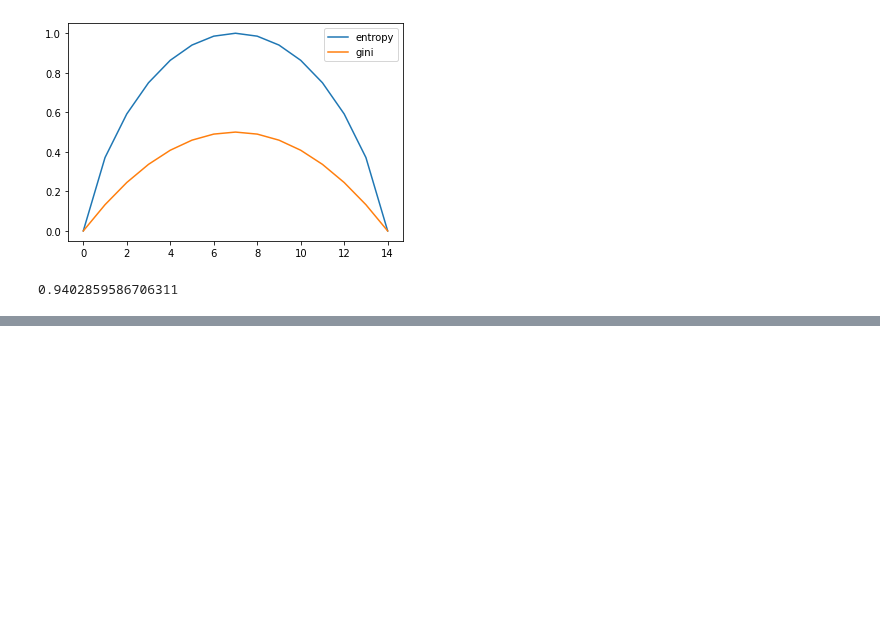
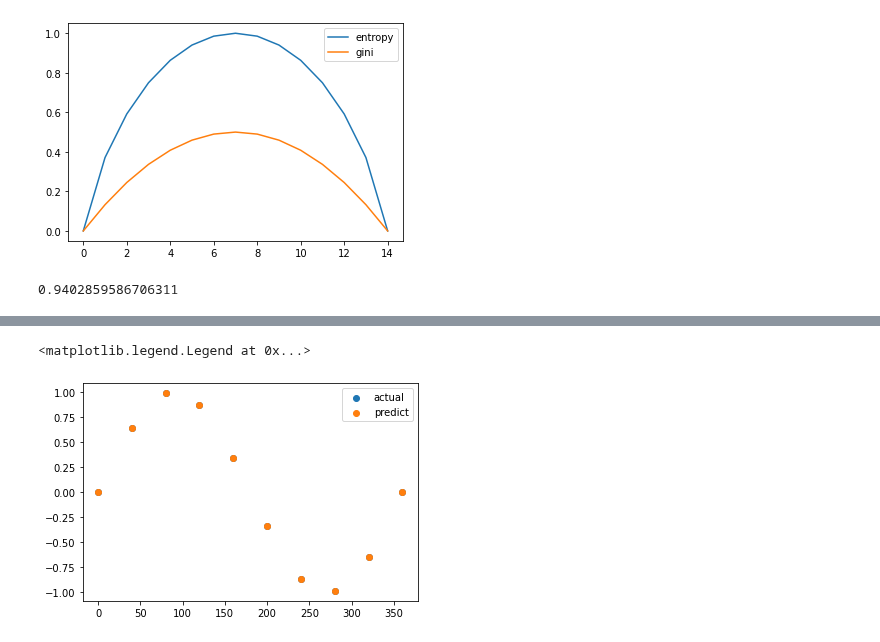
Before and after one commit to Pepcoders/Data-Science-December, a Jupyter notebook: 22-02-02-Decision_Tree/Codes.ipynb, the cells around one changed output, grey strips where cells are left out. Drawn from its saved outputs; the diff is of its cells as text; code cells hidden in the pictures; blank space fills up the shorter version.

```diff
--- a/22-02-02-Decision_Tree/Codes.ipynb
+++ b/22-02-02-Decision_Tree/Codes.ipynb
@@ -108,0 +219,2 @@ b = 1 - a
+# %%
+X = x.reshape(-1, 1)
@@ -108,0 +228,8 @@ b = 1 - a
+# %%
+plt.scatter(x, y, label = 'actual')
+plt.scatter(x, reg.predict(X), label = 'predict')
+
+plt.legend()
+# %% [output]
+<matplotlib.legend.Legend at 0x...>
+[figure, added]
```
Also changed, not shown: parts of 16 cells of this notebook.
